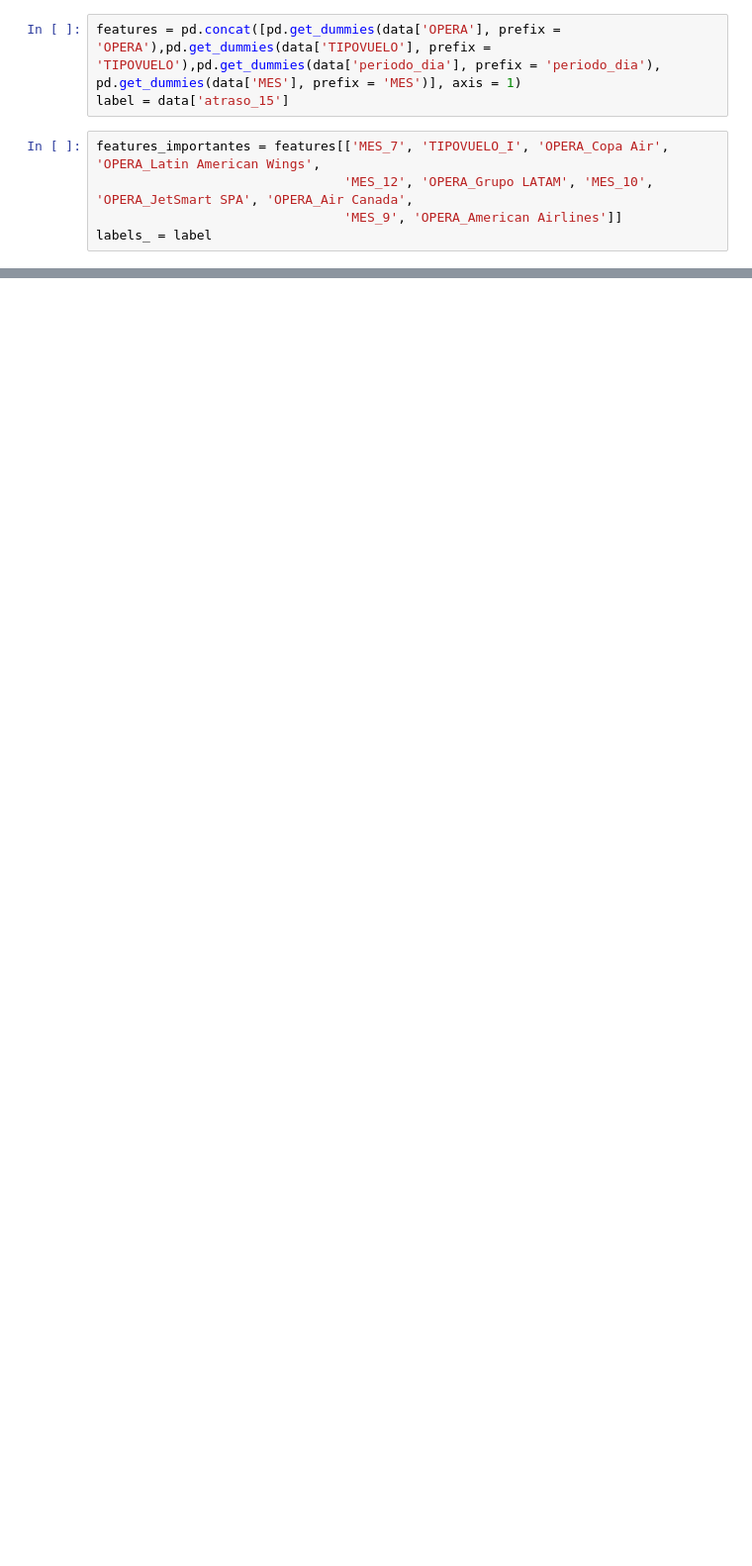
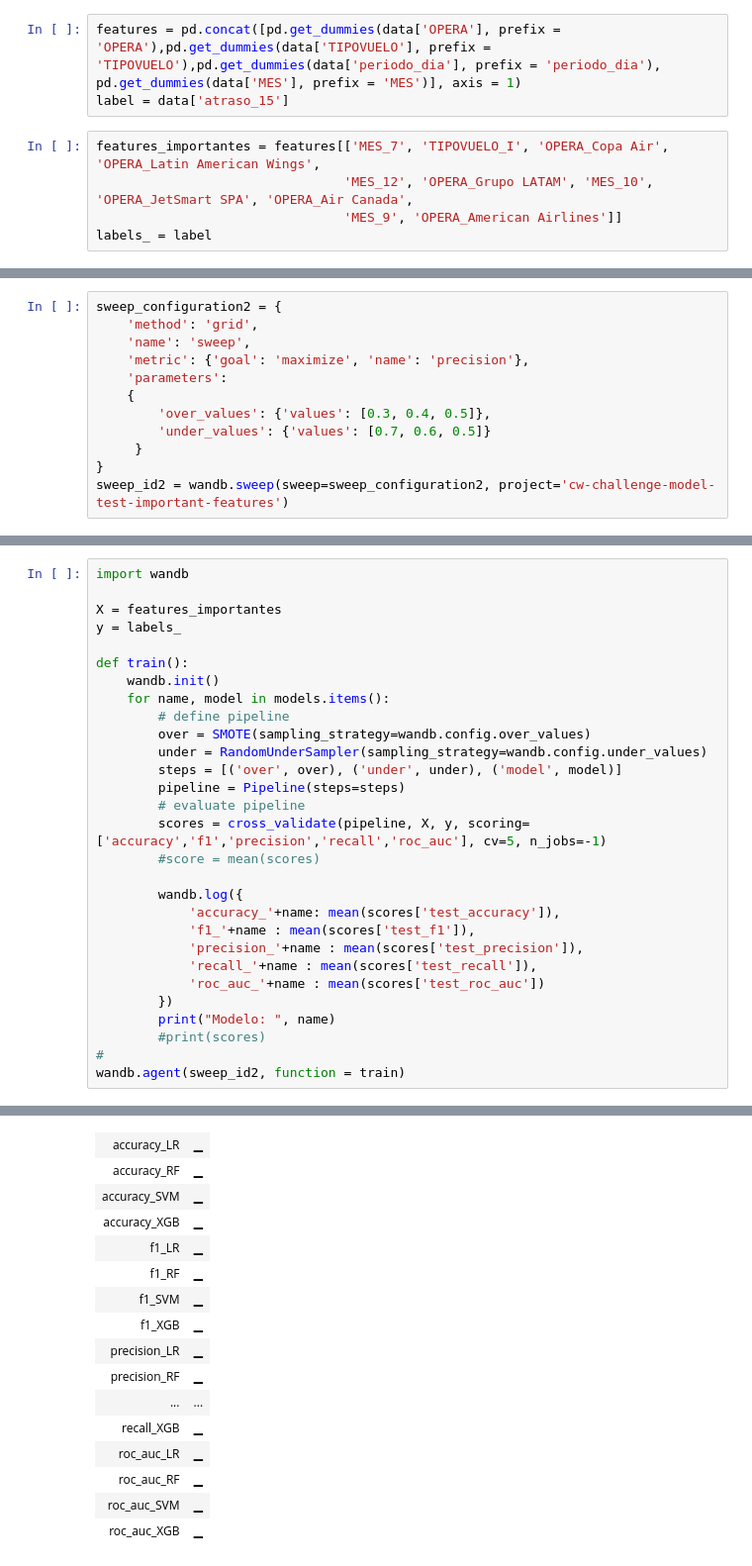
Before and after one commit to JhonGen/nw-challenge, a Jupyter notebook: model/Model-Testing.ipynb, the cells around one changed output, grey strips where cells are left out. Shown at 99% size. Cells and saved outputs as stored; diff of their text form; blank space fills up the shorter version.

```diff
--- a/model/Model-Testing.ipynb
+++ b/model/Model-Testing.ipynb
@@ -134,0 +137,12 @@ KeyboardInterrupt:
+# %%
+sweep_configuration2 = {
+    'method': 'grid',
+    'name': 'sweep',
+    'metric': {'goal': 'maximize', 'name': 'precision'},
+    'parameters':
+    {
+        'over_values': {'values': [0.3, 0.4, 0.5]},
+        'under_values': {'values': [0.7, 0.6, 0.5]}
+     }
+}
+sweep_id2 = wandb.sweep(sweep=sweep_configuration2, project='cw-challenge-model-test-important-features')
@@ -134,0 +152,30 @@ KeyboardInterrupt:
+# %%
+import wandb
+
+X = features_importantes
+y = labels_
+
+def train():
+    wandb.init()
+    for name, model in models.items():
+        # define pipeline
+        over = SMOTE(sampling_strategy=wandb.config.over_values)
+        under = RandomUnderSampler(sampling_strategy=wandb.config.under_values)
+        steps = [('over', over), ('under', under), ('model', model)]
+        pipeline = Pipeline(steps=steps)
+        # evaluate pipeline
+        scores = cross_validate(pipeline, X, y, scoring=['accuracy','f1','precision','recall','roc_auc'], cv=5, n_jobs=-1)
+        #score = mean(scores)
+
+        wandb.log({
+            'accuracy_'+name: mean(scores['test_accuracy']),
+            'f1_'+name : mean(scores['test_f1']),
+            'precision_'+name : mean(scores['test_precision']),
+            'recall_'+name : mean(scores['test_recall']),
+            'roc_auc_'+name : mean(scores['test_roc_auc'])
+        })
+        print("Modelo: ", name)
+        #print(scores)
+#
+wandb.agent(sweep_id2, function = train)
+# %% [output]
@@ -134,0 +199,16 @@ KeyboardInterrupt:
+| accuracy_LR | ▁ |
+| accuracy_RF | ▁ |
+| accuracy_SVM | ▁ |
+| accuracy_XGB | ▁ |
+| f1_LR | ▁ |
+| f1_RF | ▁ |
+| f1_SVM | ▁ |
+| f1_XGB | ▁ |
+| precision_LR | ▁ |
+| precision_RF | ▁ |
+| ... | ... |
+| recall_XGB | ▁ |
+| roc_auc_LR | ▁ |
+| roc_auc_RF | ▁ |
+| roc_auc_SVM | ▁ |
+| roc_auc_XGB | ▁ |
```
Also changed, not shown: parts of 10 cells of this notebook, 1 other file.
